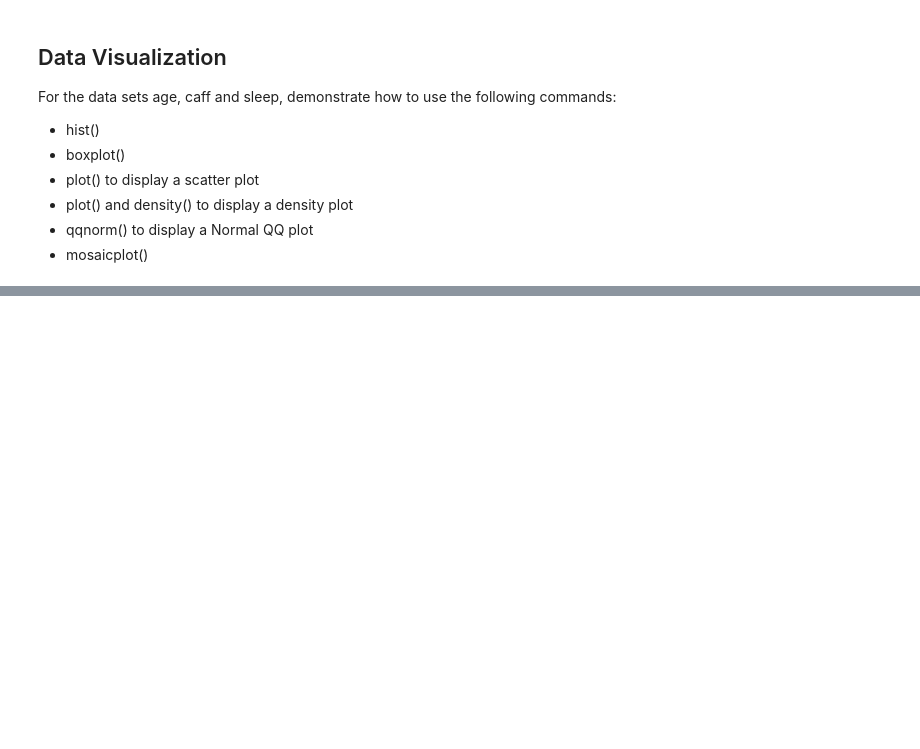
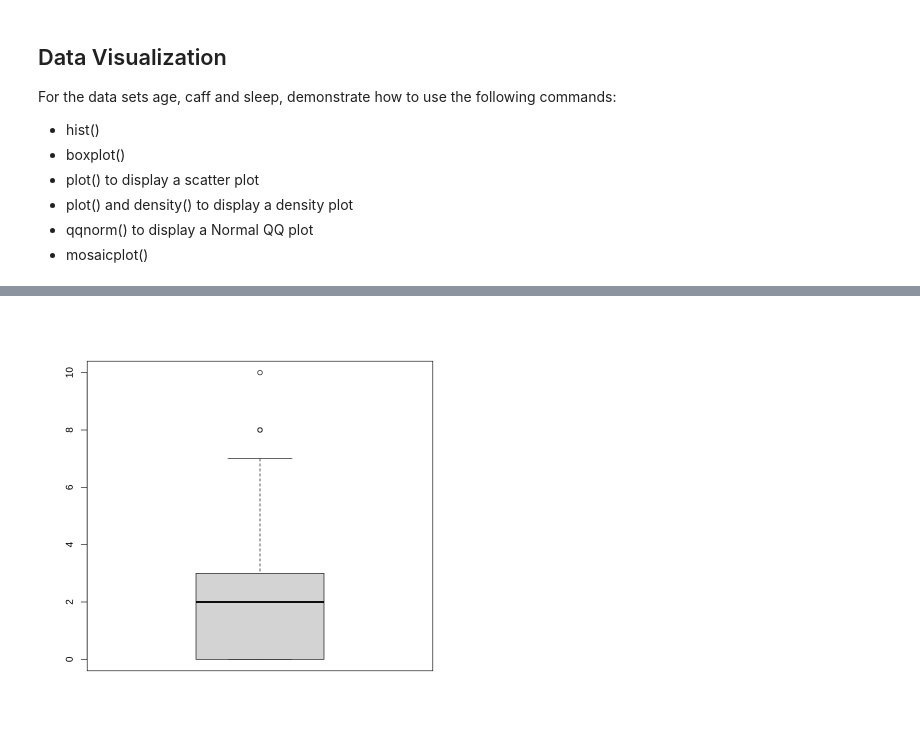
Before and after one commit to UNGdatascience/3350, a Jupyter notebook: S0_Intro_Data_Descriptives_Graphics.ipynb, the cells around one changed output, grey strips where cells are left out. Saved outputs shown, nothing was run; the diff lists cells and outputs as text; code cells hidden in the pictures; blank space fills up the shorter version.

```diff
--- a/S0_Intro_Data_Descriptives_Graphics.ipynb
+++ b/S0_Intro_Data_Descriptives_Graphics.ipynb
@@ -74,0 +141,4 @@ For the data sets age, caff and sleep, demonstrate how to use the following comm
+# %%
+boxplot(caff)
+# %% [output]
+[figure, added]
```
Also changed, not shown: parts of 20 cells of this notebook, 7 other files.
